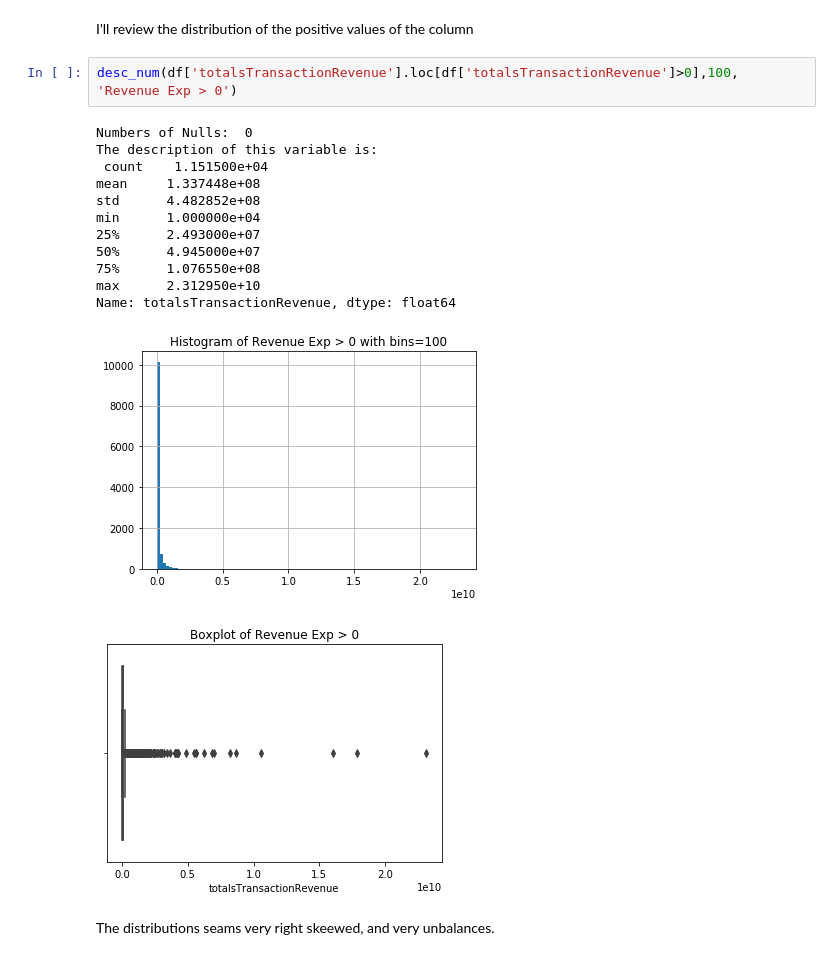
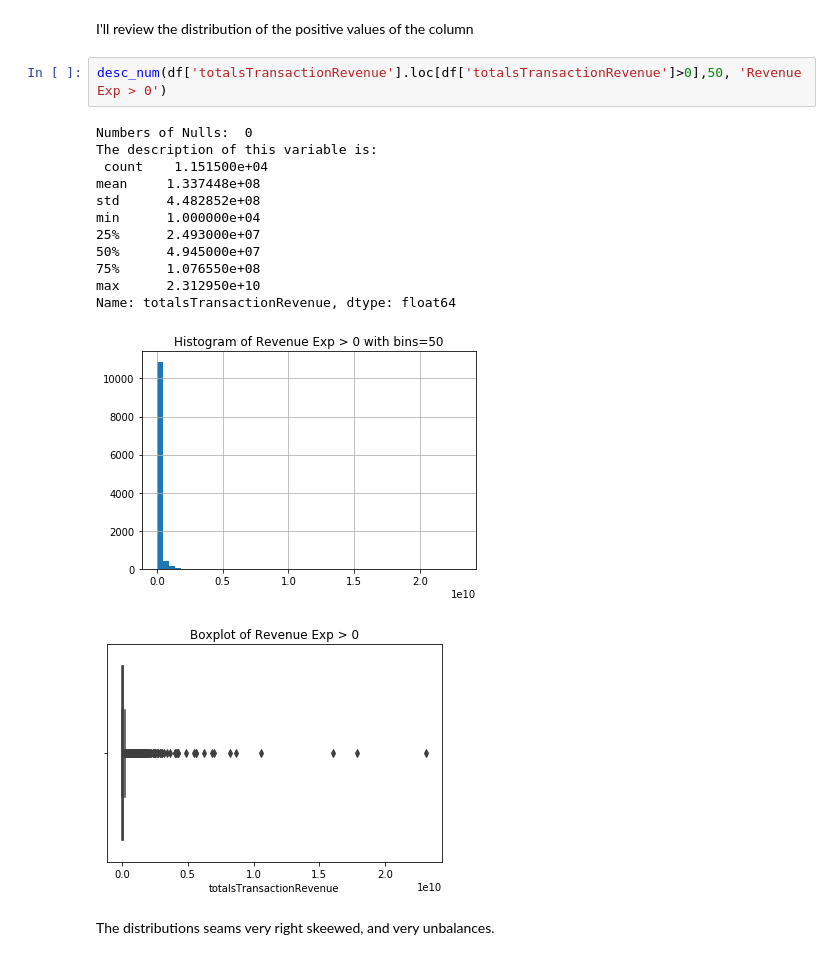
Before and after one commit to paulagual/ProjectIronhack, a Jupyter notebook: 3.EDA.ipynb, the cells around one changed output. Cells and saved outputs as stored; diff of their text form.

```diff
--- a/3.EDA.ipynb
+++ b/3.EDA.ipynb
@@ -91,20 +105,20 @@ Name: totalsTransactionRevenue, dtype: float64
 # %% [markdown]
 I'll review the distribution of the positive values of the column
 # %%
-desc_num(df['totalsTransactionRevenue'].loc[df['totalsTransactionRevenue']>0],100, 'Revenue Exp > 0')
+desc_num(df['totalsTransactionRevenue'].loc[df['totalsTransactionRevenue']>0],50, 'Revenue Exp > 0')
 # %% [output]
 Numbers of Nulls:  0
 The description of this variable is:
  count    1.151500e+04
 mean     1.337448e+08
 std      4.482852e+08
 min      1.000000e+04
 25%      2.493000e+07
 50%      4.945000e+07
 75%      1.076550e+08
 max      2.312950e+10
 Name: totalsTransactionRevenue, dtype: float64
-[figure, old version]
+[figure, new version]
 [figure]
 # %% [markdown]
 The distributions seams very right skeewed, and very unbalances.
```
Also changed, not shown: parts of 46 cells of this notebook, 1 other file.
